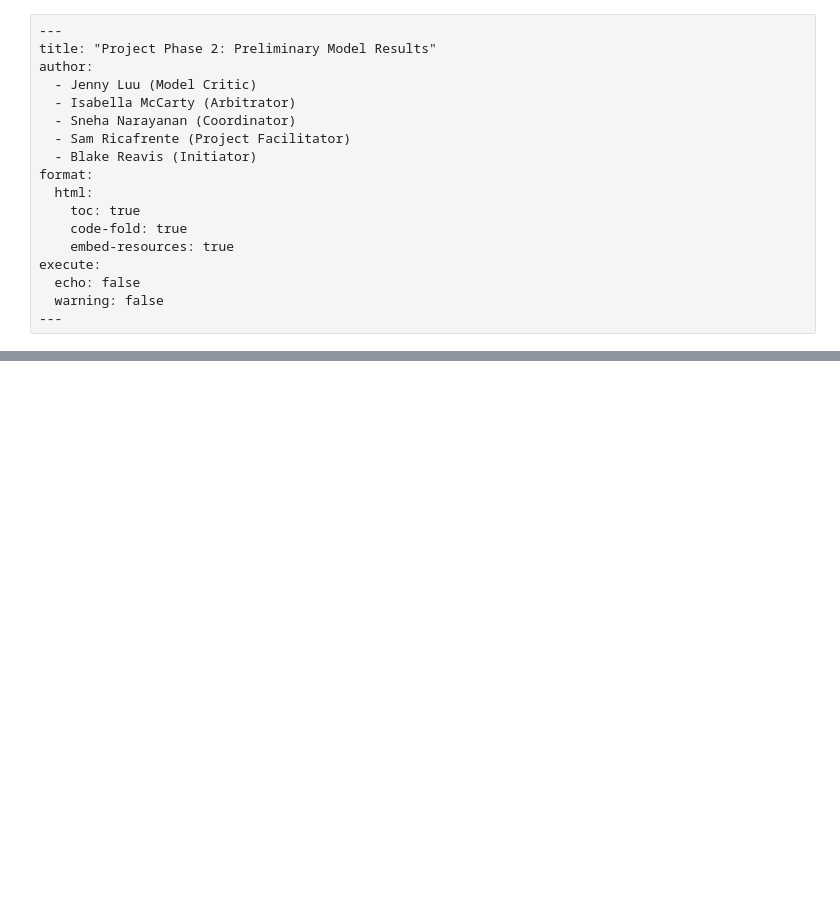
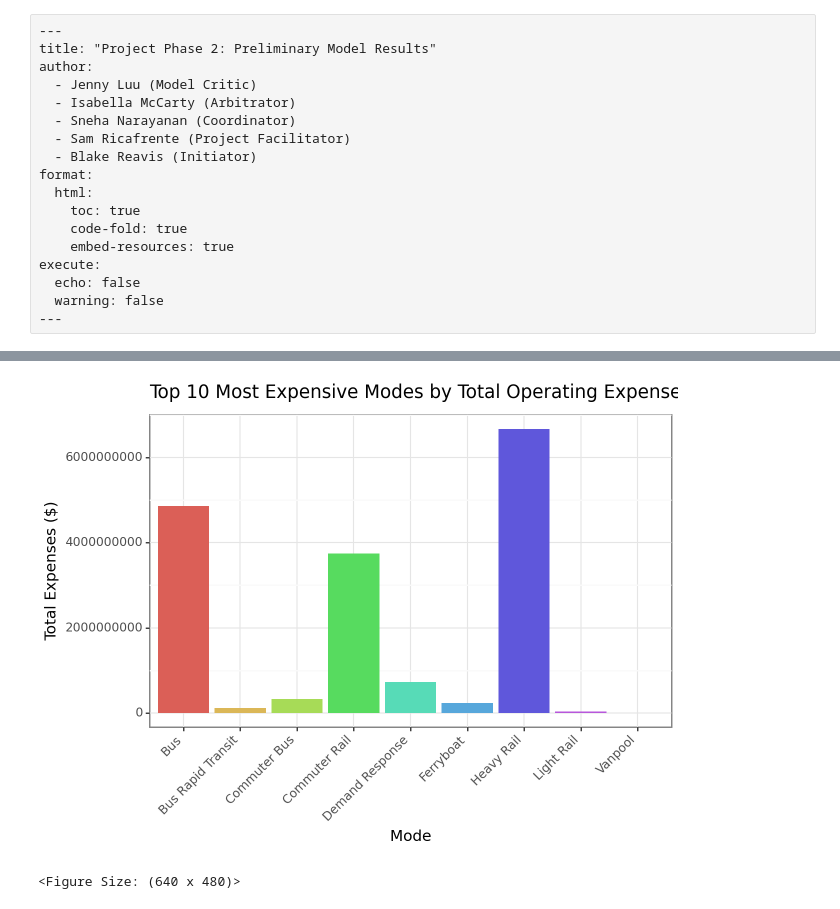
Before and after one commit to bellamccarty/GSB-544-Project---SMART, a Jupyter notebook: Notebooks/ProjectPhase2.ipynb, the cells around one changed output, grey strips where cells are left out. Drawn from its saved outputs; the diff is of its cells as text; code cells hidden in the pictures; blank space fills up the shorter version.

```diff
--- a/Notebooks/ProjectPhase2.ipynb
+++ b/Notebooks/ProjectPhase2.ipynb
@@ -135,0 +127,14 @@ We emphasize equitable access and environmental sustainability in all recommenda
+# %%
+total_expenses_by_mode = ntd_data.groupby('mode_name').agg({'total_expenses': 'sum'}).reset_index()
+top_expenses_by_mode = total_expenses_by_mode.sort_values(by="total_expenses", ascending=False).head(10)
+(ggplot(top_expenses_by_mode, aes(x="mode_name", y="total_expenses", fill = "mode_name")) +
+    geom_bar(stat="identity") +
+    scale_fill_discrete(guide = False) +
+    labs(title="Top 10 Most Expensive Modes by Total Operating Expenses",
+         x="Mode", y="Total Expenses ($)") +
+    theme_bw() +
+    theme(axis_text_x=element_text(angle=45, hjust=1))
+)
+# %% [output]
+[figure, added]
+<Figure Size: (640 x 480)>
```
Also changed, not shown: parts of 56 cells of this notebook, 3 other files.
